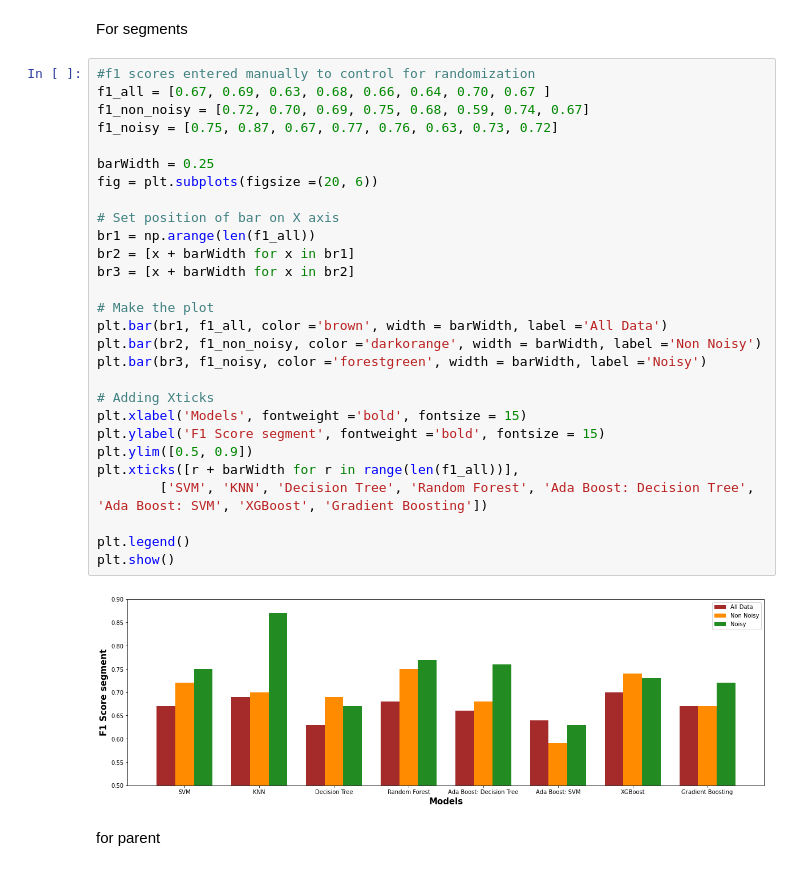
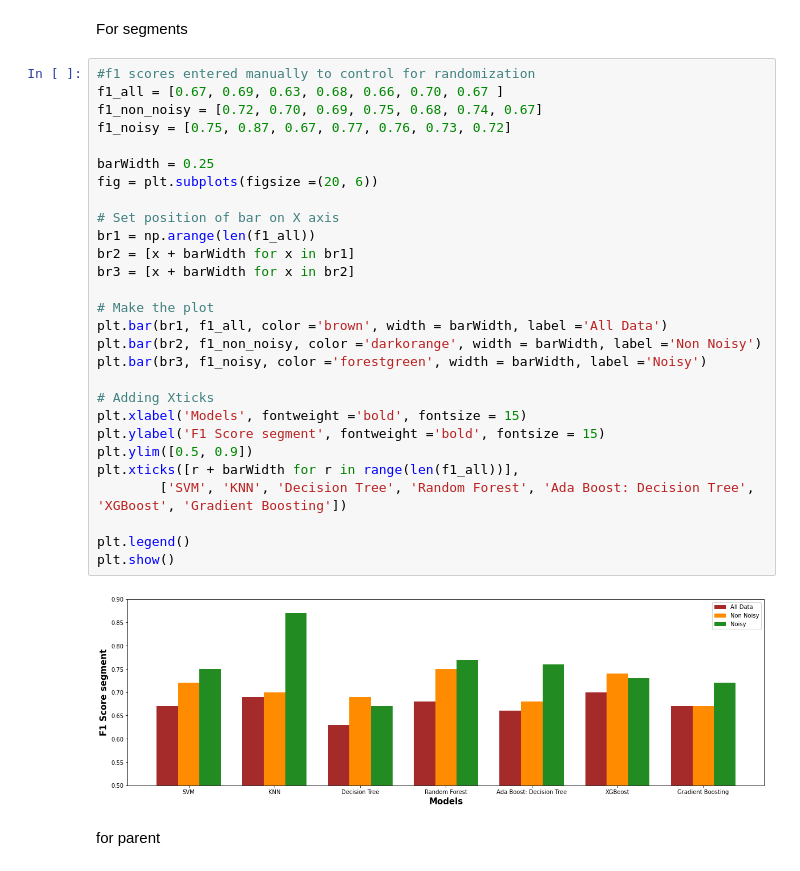
Before and after one commit to TheSameerAhmed/anger-detection-ml, a Jupyter notebook: modelling/modelling.ipynb, the cells around one changed output. Saved outputs shown, nothing was run; the diff lists cells and outputs as text.

```diff
--- a/modelling/modelling.ipynb
+++ b/modelling/modelling.ipynb
@@ -3120,34 +3114,34 @@ import matplotlib.pyplot as plt
 For segments
 # %%
 #f1 scores entered manually to control for randomization
-f1_all = [0.67, 0.69, 0.63, 0.68, 0.66, 0.64, 0.70, 0.67 ]
-f1_non_noisy = [0.72, 0.70, 0.69, 0.75, 0.68, 0.59, 0.74, 0.67]
-f1_noisy = [0.75, 0.87, 0.67, 0.77, 0.76, 0.63, 0.73, 0.72]
+f1_all = [0.67, 0.69, 0.63, 0.68, 0.66, 0.70, 0.67 ]
+f1_non_noisy = [0.72, 0.70, 0.69, 0.75, 0.68, 0.74, 0.67]
+f1_noisy = [0.75, 0.87, 0.67, 0.77, 0.76, 0.73, 0.72]
 
 barWidth = 0.25
 fig = plt.subplots(figsize =(20, 6))
 
 # Set position of bar on X axis
 br1 = np.arange(len(f1_all))
 br2 = [x + barWidth for x in br1]
 br3 = [x + barWidth for x in br2]
 
 # Make the plot
 plt.bar(br1, f1_all, color ='brown', width = barWidth, label ='All Data')
 plt.bar(br2, f1_non_noisy, color ='darkorange', width = barWidth, label ='Non Noisy')
 plt.bar(br3, f1_noisy, color ='forestgreen', width = barWidth, label ='Noisy')
 
 # Adding Xticks
 plt.xlabel('Models', fontweight ='bold', fontsize = 15)
 plt.ylabel('F1 Score segment', fontweight ='bold', fontsize = 15)
 plt.ylim([0.5, 0.9])
 plt.xticks([r + barWidth for r in range(len(f1_all))],
-        ['SVM', 'KNN', 'Decision Tree', 'Random Forest', 'Ada Boost: Decision Tree', 'Ada Boost: SVM', 'XGBoost', 'Gradient Boosting'])
+        ['SVM', 'KNN', 'Decision Tree', 'Random Forest', 'Ada Boost: Decision Tree', 'XGBoost', 'Gradient Boosting'])
 
 plt.legend()
 plt.show()
 # %% [output]
-[figure, old version]
+[figure, new version]
 # %% [markdown]
 for parent
 # %%
```
Also changed, not shown: parts of 83 cells of this notebook.
